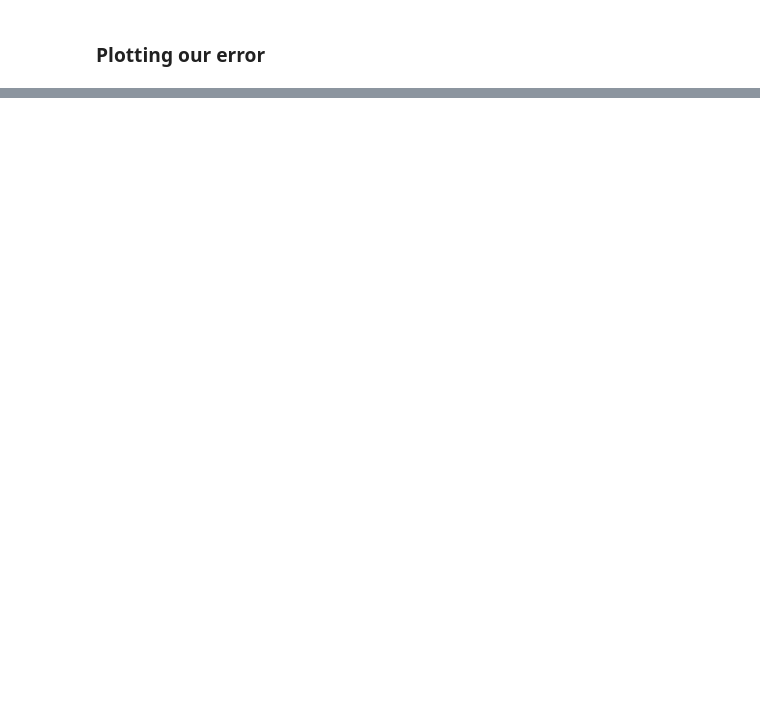
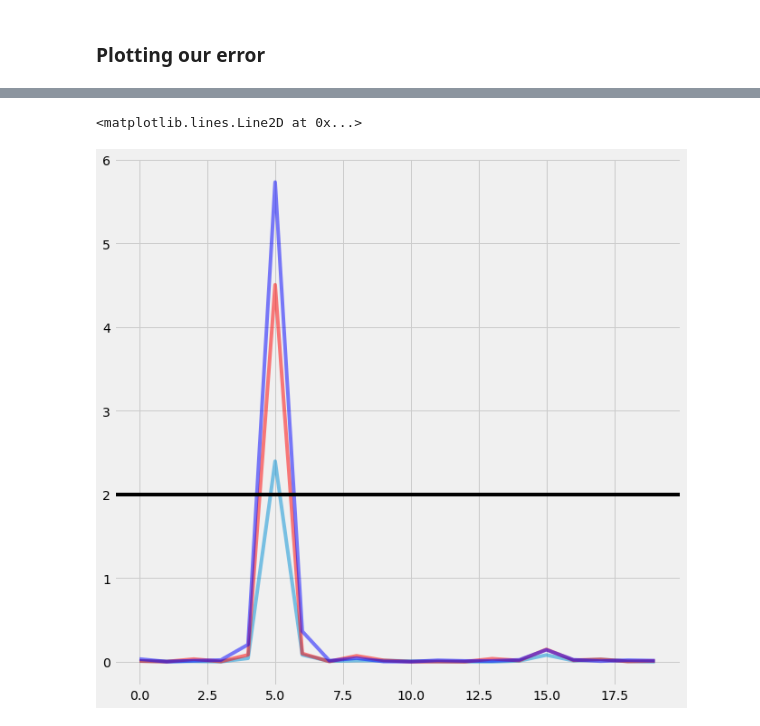
Before and after one commit to Kkies/Anomaly_Detection_of_NYC_Traffic, a Jupyter notebook: Anomaly_Detection_of_NYC_Traffic_Modeling.ipynb, the cells around one changed output, grey strips where cells are left out. Saved outputs shown, nothing was run; the diff lists cells and outputs as text; code cells hidden in the pictures; blank space fills up the shorter version.

```diff
--- a/Anomaly_Detection_of_NYC_Traffic_Modeling.ipynb
+++ b/Anomaly_Detection_of_NYC_Traffic_Modeling.ipynb
@@ -323 +327,19 @@ plt.plot(model5.predict(X_val));
+# %%
+model = model5
+fig, ax = plt.subplots(figsize=(10,10))
+ax.plot(range(20),((model.predict(X_val)[:,0].flatten()[175:195] - y_val[:, 0, 0].flatten()[175:195]) ** 2), alpha=0.5);#, color='yellow');
+# axes[0].axhline(2, color='black')
+
+ax.plot(range(20),((model.predict(X_val)[:,1].flatten()[175:195] - y_val[:, 1, 0].flatten()[175:195]) ** 2), alpha=0.5, color='red');
+# axes[1].axhline(2, color='black')
+
+ax.plot(range(20),((model.predict(X_val)[:,2].flatten()[175:195] - y_val[:, 2, 0].flatten()[175:195]) ** 2), alpha=0.5, color ='blue');
+ax.axhline(2, color='black')
+
+# axes[0].set_ylim(0,20)
+# axes[1].set_ylim(0,20)
+# axes[2].set_ylim(0,20)
+# %% [output]
+<matplotlib.lines.Line2D at 0x...>
+[figure, added]
 # %%
```
Also changed, not shown: parts of 21 cells of this notebook.
